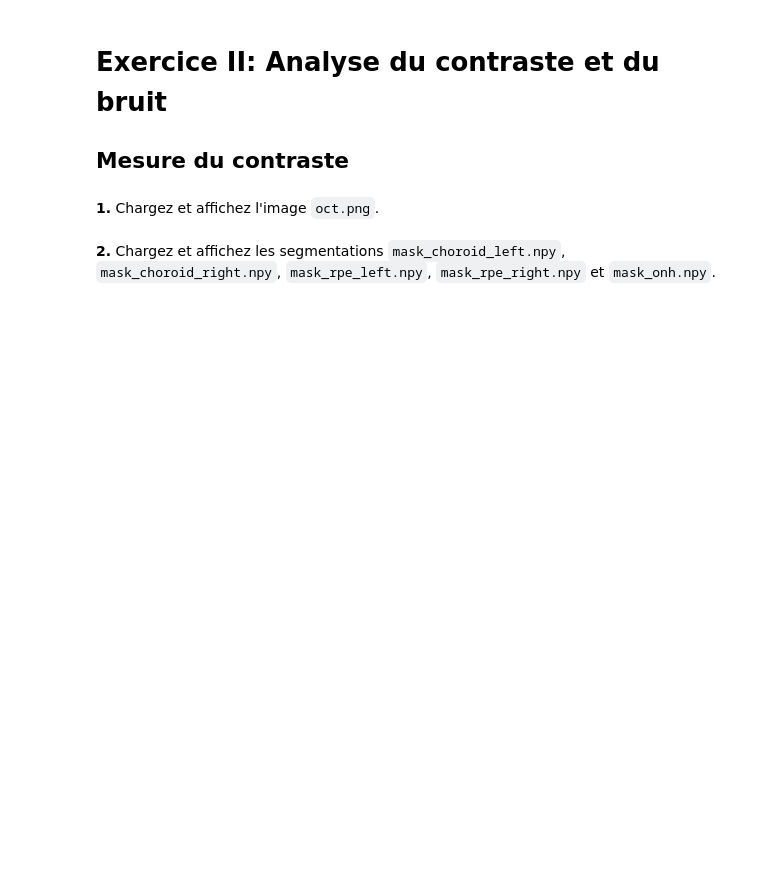
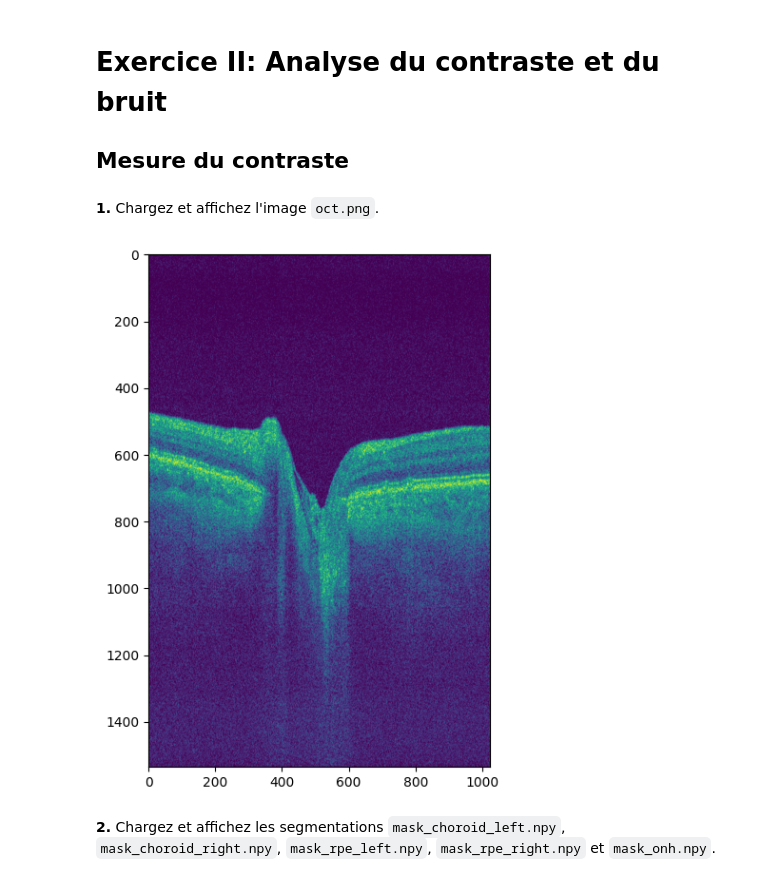
Before and after one commit to lashlone/GBM8770-Programmation, a Jupyter notebook: TP1 Qualité dimage et analyse de signaux 1D-20240912/tp1_seance1.ipynb, the cells around one changed output. Cells and saved outputs as stored; diff of their text form; code cells hidden in the pictures; blank space fills up the shorter version.

````diff
--- a/TP1 Qualité dimage et analyse de signaux 1D-20240912/tp1_seance1.ipynb
+++ b/TP1 Qualité dimage et analyse de signaux 1D-20240912/tp1_seance1.ipynb
@@ -161,5 +223,11 @@ Est-ce cohérent avec votre réponse donnée à la question **9** ?
 plt.rcParams["figure.figsize"] = (20, 7)
 # %% [markdown]
 **1.** Chargez  et affichez l'image ```oct.png```.
+# %%
+macula = imread("fichiers_seance_1/oct.png")
+plt.imshow(macula)
+plt.show()
+# %% [output]
+[figure, added]
 # %% [markdown]
 **2.** Chargez  et affichez les segmentations ```mask_choroid_left.npy```, ```mask_choroid_right.npy```, ```mask_rpe_left.npy```, ```mask_rpe_right.npy``` et ```mask_onh.npy```.
````
Also changed, not shown: parts of 12 cells of this notebook.
